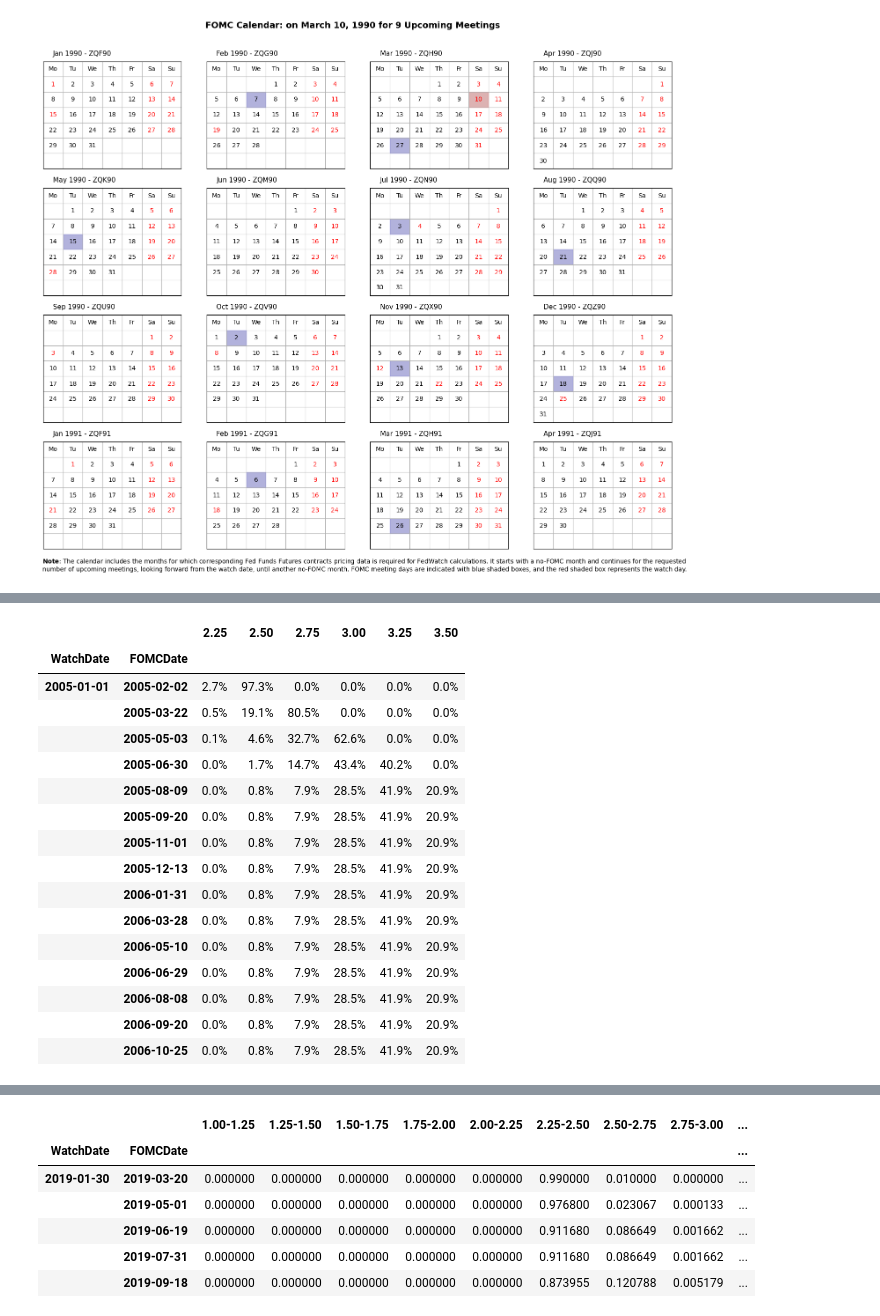
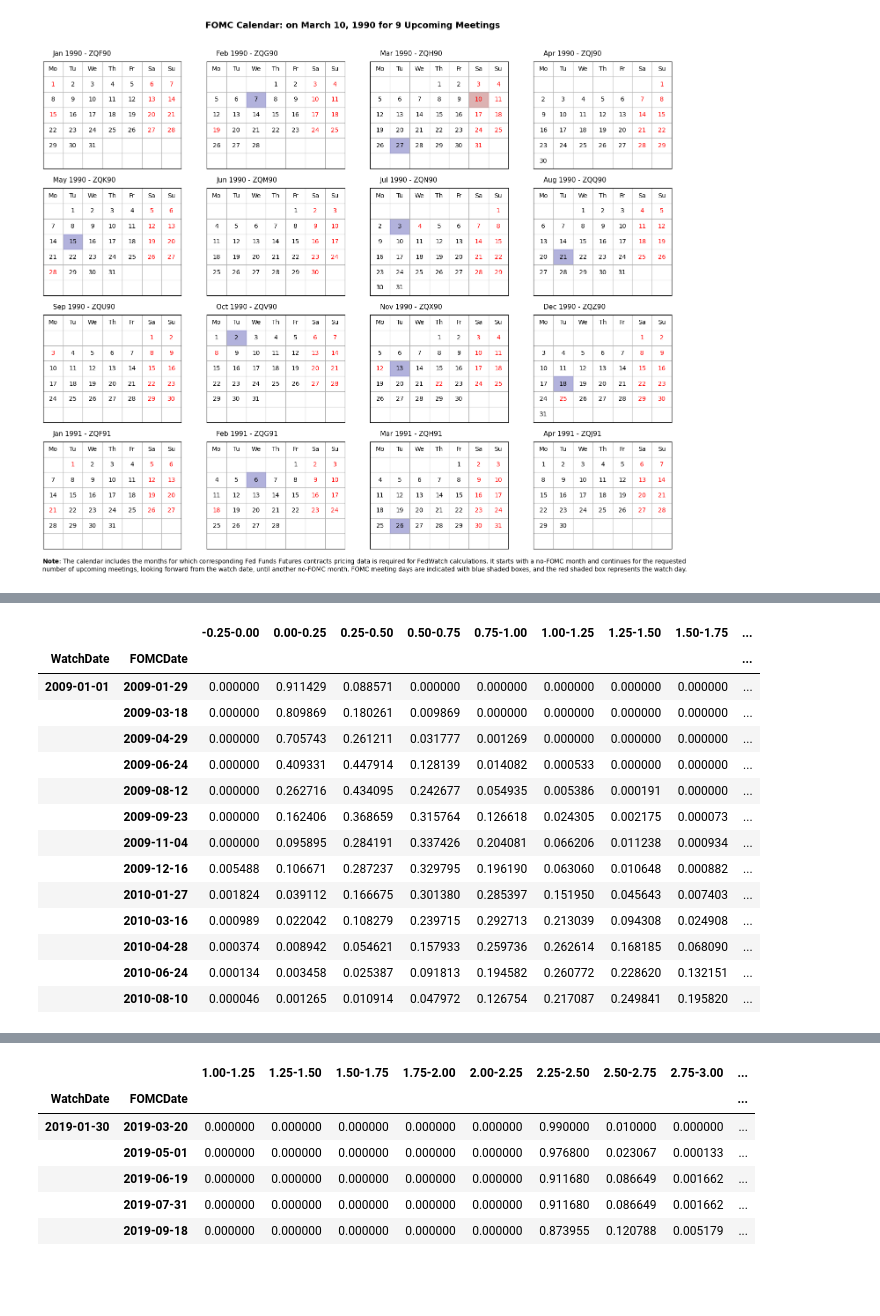
Before and after one commit to baksben/pyfedwatch, a Jupyter notebook: notebooks/Ben's_copy.ipynb, the cells around one changed output, grey strips where cells are left out. Cells and saved outputs as stored; diff of their text form; code cells hidden in the pictures; blank space fills up the shorter version.

```diff
--- a/notebooks/Ben's_copy.ipynb
+++ b/notebooks/Ben's_copy.ipynb
@@ -264,27 +289,25 @@ fig = fomc.plot_fomc_calendar()
 # %%
 # Calculate rate expectations
-fedwatch = fw.fedwatch.FedWatch(watch_date = '2005-01-01',
+fedwatch = fw.fedwatch.FedWatch(watch_date = '2009-01-01',
                                 fomc_dates = fomc_dates_2,
-                                num_upcoming = 15,
+                                num_upcoming = 13,
                                 user_func = read_price_history,
                                 path = r'C:\Users\Asus\Documents\GitHub\pyfedwatch\data\contracts')
-
-fedwatch.generate_hike_info(rate_cols=True).style.format("{:.1%}").background_gradient(axis=1)
+t1 = fedwatch.generate_hike_info(rate_cols=True)
+t1
 # %% [output]
-|  |  | 2.25 | 2.50 | 2.75 | 3.00 | 3.25 | 3.50 |
-| WatchDate | FOMCDate |  |  |  |  |  |  |
-| 2005-01-01 | 2005-02-02 | 2.7% | 97.3% | 0.0% | 0.0% | 0.0% | 0.0% |
-|  | 2005-03-22 | 0.5% | 19.1% | 80.5% | 0.0% | 0.0% | 0.0% |
-|  | 2005-05-03 | 0.1% | 4.6% | 32.7% | 62.6% | 0.0% | 0.0% |
-|  | 2005-06-30 | 0.0% | 1.7% | 14.7% | 43.4% | 40.2% | 0.0% |
-|  | 2005-08-09 | 0.0% | 0.8% | 7.9% | 28.5% | 41.9% | 20.9% |
-|  | 2005-09-20 | 0.0% | 0.8% | 7.9% | 28.5% | 41.9% | 20.9% |
-|  | 2005-11-01 | 0.0% | 0.8% | 7.9% | 28.5% | 41.9% | 20.9% |
-|  | 2005-12-13 | 0.0% | 0.8% | 7.9% | 28.5% | 41.9% | 20.9% |
-|  | 2006-01-31 | 0.0% | 0.8% | 7.9% | 28.5% | 41.9% | 20.9% |
-|  | 2006-03-28 | 0.0% | 0.8% | 7.9% | 28.5% | 41.9% | 20.9% |
-|  | 2006-05-10 | 0.0% | 0.8% | 7.9% | 28.5% | 41.9% | 20.9% |
-|  | 2006-06-29 | 0.0% | 0.8% | 7.9% | 28.5% | 41.9% | 20.9% |
-|  | 2006-08-08 | 0.0% | 0.8% | 7.9% | 28.5% | 41.9% | 20.9% |
-|  | 2006-09-20 | 0.0% | 0.8% | 7.9% | 28.5% | 41.9% | 20.9% |
-|  | 2006-10-25 | 0.0% | 0.8% | 7.9% | 28.5% | 41.9% | 20.9% |
+|  |  | -0.25-0.00 | 0.00-0.25 | 0.25-0.50 | 0.50-0.75 | 0.75-1.00 | 1.00-1.25 | 1.25-1.50 | 1.50-1.75 | ... |
+| WatchDate | FOMCDate |  |  |  |  |  |  |  |  | ... |
+| 2009-01-01 | 2009-01-29 | 0.000000 | 0.911429 | 0.088571 | 0.000000 | 0.000000 | 0.000000 | 0.000000 | 0.000000 | ... |
+|  | 2009-03-18 | 0.000000 | 0.809869 | 0.180261 | 0.009869 | 0.000000 | 0.000000 | 0.000000 | 0.000000 | ... |
+|  | 2009-04-29 | 0.000000 | 0.705743 | 0.261211 | 0.031777 | 0.001269 | 0.000000 | 0.000000 | 0.000000 | ... |
+|  | 2009-06-24 | 0.000000 | 0.409331 | 0.447914 | 0.128139 | 0.014082 | 0.000533 | 0.000000 | 0.000000 | ... |
+|  | 2009-08-12 | 0.000000 | 0.262716 | 0.434095 | 0.242677 | 0.054935 | 0.005386 | 0.000191 | 0.000000 | ... |
+|  | 2009-09-23 | 0.000000 | 0.162406 | 0.368659 | 0.315764 | 0.126618 | 0.024305 | 0.002175 | 0.000073 | ... |
+|  | 2009-11-04 | 0.000000 | 0.095895 | 0.284191 | 0.337426 | 0.204081 | 0.066206 | 0.011238 | 0.000934 | ... |
+|  | 2009-12-16 | 0.005488 | 0.106671 | 0.287237 | 0.329795 | 0.196190 | 0.063060 | 0.010648 | 0.000882 | ... |
+|  | 2010-01-27 | 0.001824 | 0.039112 | 0.166675 | 0.301380 | 0.285397 | 0.151950 | 0.045643 | 0.007403 | ... |
+|  | 2010-03-16 | 0.000989 | 0.022042 | 0.108279 | 0.239715 | 0.292713 | 0.213039 | 0.094308 | 0.024908 | ... |
+|  | 2010-04-28 | 0.000374 | 0.008942 | 0.054621 | 0.157933 | 0.259736 | 0.262614 | 0.168185 | 0.068090 | ... |
+|  | 2010-06-24 | 0.000134 | 0.003458 | 0.025387 | 0.091813 | 0.194582 | 0.260772 | 0.228620 | 0.132151 | ... |
+|  | 2010-08-10 | 0.000046 | 0.001265 | 0.010914 | 0.047972 | 0.126754 | 0.217087 | 0.249841 | 0.195820 | ... |
```
Also changed, not shown: parts of 26 cells of this notebook, 1 other file.
